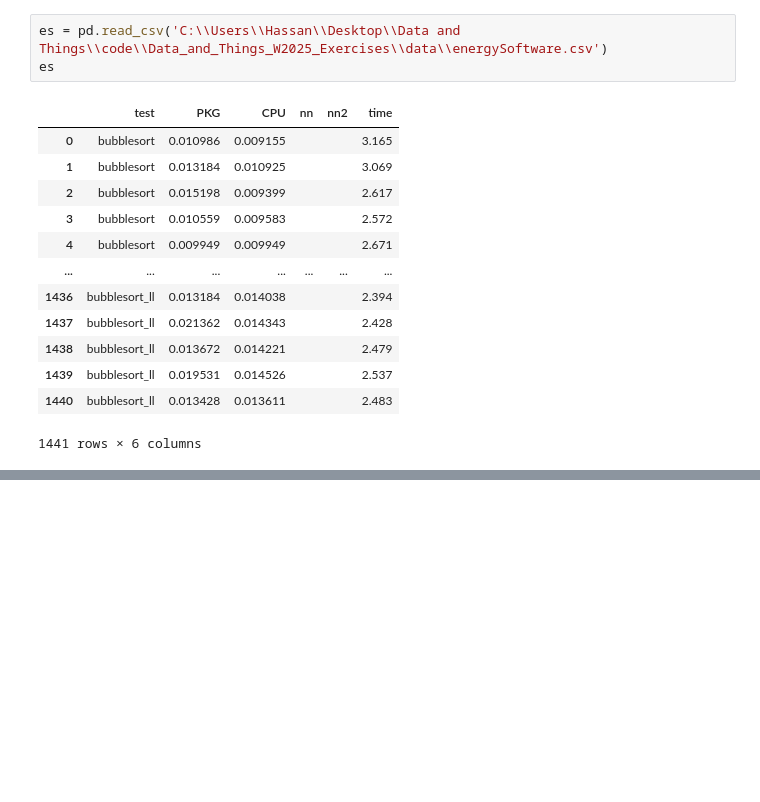
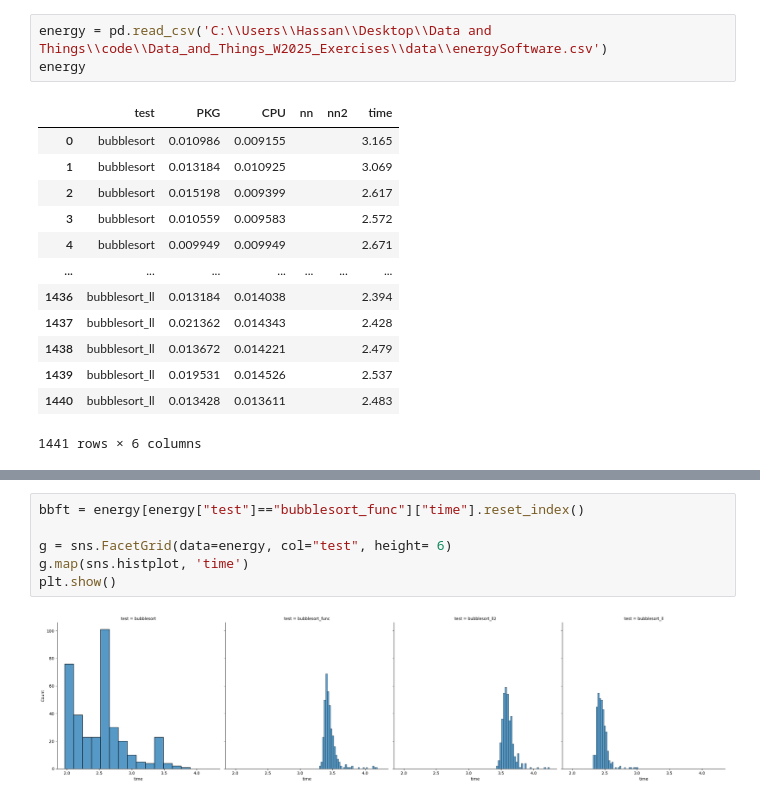
Before and after one commit to hsahmad112/DataAndThingsW2025, a Jupyter notebook: exam_handin/3_Statistics.ipynb, the cells around one changed output, grey strips where cells are left out. Drawn from its saved outputs; the diff is of its cells as text; blank space fills up the shorter version.

```diff
--- a/exam_handin/3_Statistics.ipynb
+++ b/exam_handin/3_Statistics.ipynb
@@ -20,6 +19,6 @@ import os
 # %%
-es = pd.read_csv('C:\\Users\\Hassan\\Desktop\\Data and Things\\code\\Data_and_Things_W2025_Exercises\\data\\energySoftware.csv')
-es
+energy = pd.read_csv('C:\\Users\\Hassan\\Desktop\\Data and Things\\code\\Data_and_Things_W2025_Exercises\\data\\energySoftware.csv')
+energy
 # %% [output]
 |  | test | PKG | CPU | nn | nn2 | time |
 | 0 | bubblesort | 0.010986 | 0.009155 |  |  | 3.165 |
@@ -104,0 +136,8 @@ TtestResult(statistic=np.float64(-93.63515448221312), pvalue=np.float64(0.0), df
+# %%
+bbft = energy[energy["test"]=="bubblesort_func"]["time"].reset_index()
+
+g = sns.FacetGrid(data=energy, col="test", height= 6)
+g.map(sns.histplot, 'time')
+plt.show()
+# %% [output]
+[figure, added]
```
Also changed, not shown: parts of 27 cells of this notebook, 3 other files.
